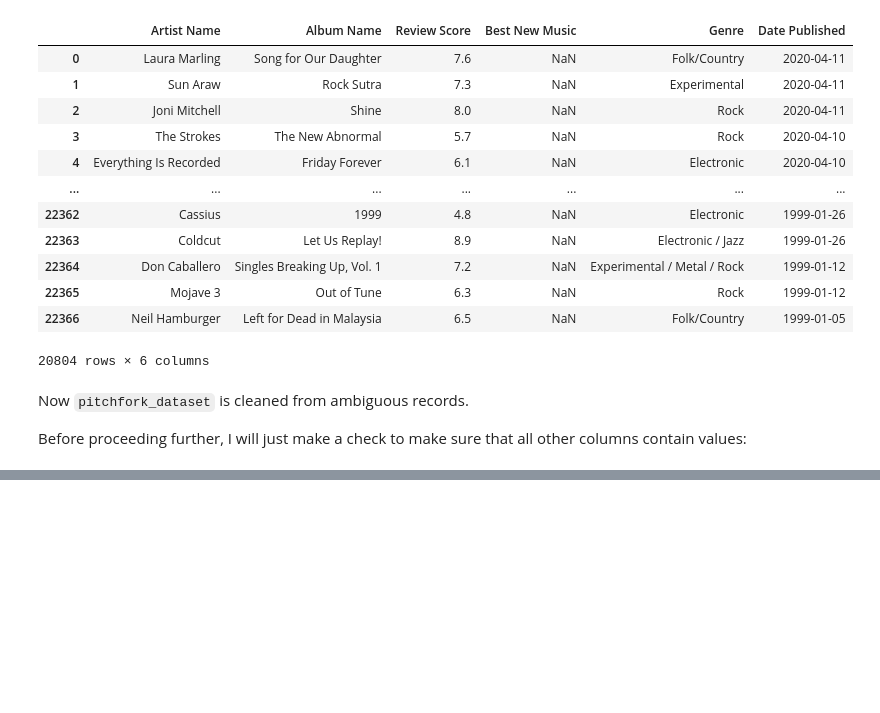
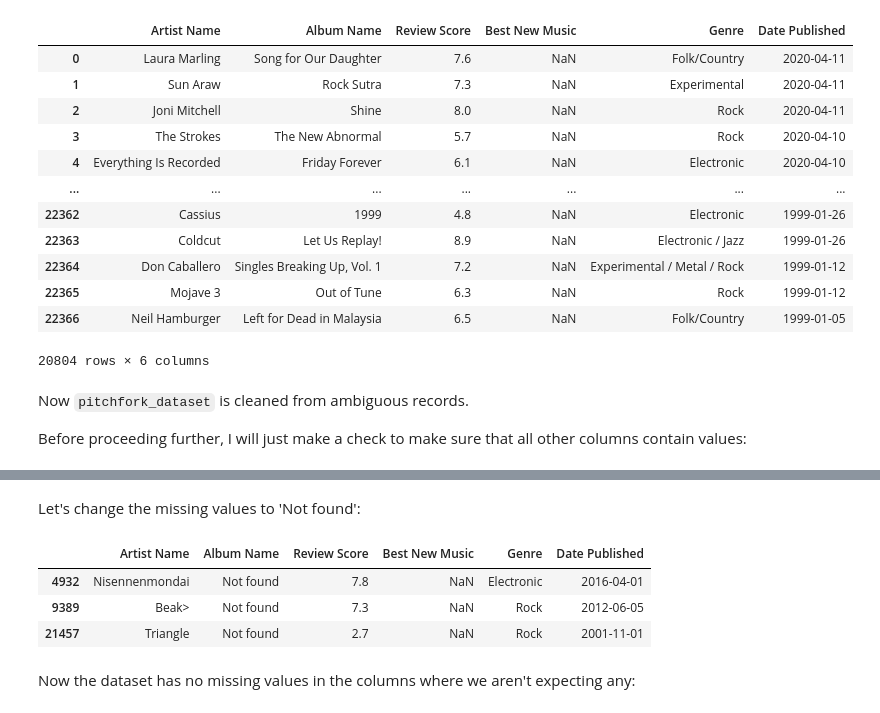
Before and after one commit to glbshv/Pitchfork-project, a Jupyter notebook: 03_Pitchfork_data_analysis.ipynb, the cells around one changed output, grey strips where cells are left out. Drawn from its saved outputs; the diff is of its cells as text; code cells hidden in the pictures; blank space fills up the shorter version.

```diff
--- a/03_Pitchfork_data_analysis.ipynb
+++ b/03_Pitchfork_data_analysis.ipynb
@@ -282,0 +325,12 @@ Before proceeding further, I will just make a check to make sure that all other
+# %% [markdown]
+Let's change the missing values to 'Not found':
+# %%
+pitchfork_dataset['Album Name'].fillna(value='Not found', inplace=True)
+pitchfork_dataset.loc[[4932, 9389, 21457]]
+# %% [output]
+|  | Artist Name | Album Name | Review Score | Best New Music | Genre | Date Published |
+| 4932 | Nisennenmondai | Not found | 7.8 | NaN | Electronic | 2016-04-01 |
+| 9389 | Beak> | Not found | 7.3 | NaN | Rock | 2012-06-05 |
+| 21457 | Triangle | Not found | 2.7 | NaN | Rock | 2001-11-01 |
+# %% [markdown]
+Now the dataset has no missing values in the columns where we aren't expecting any:
```
Also changed, not shown: parts of 9 cells of this notebook.
